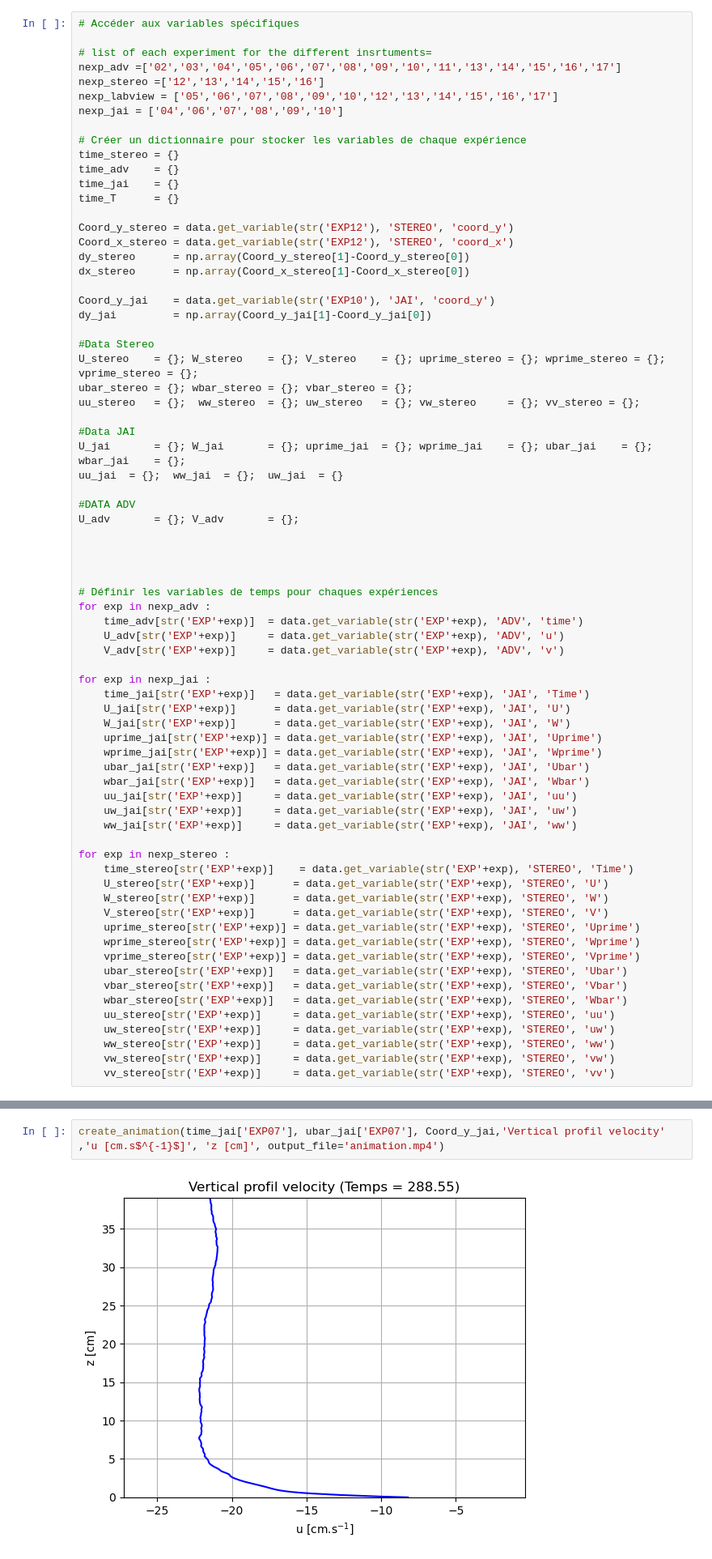
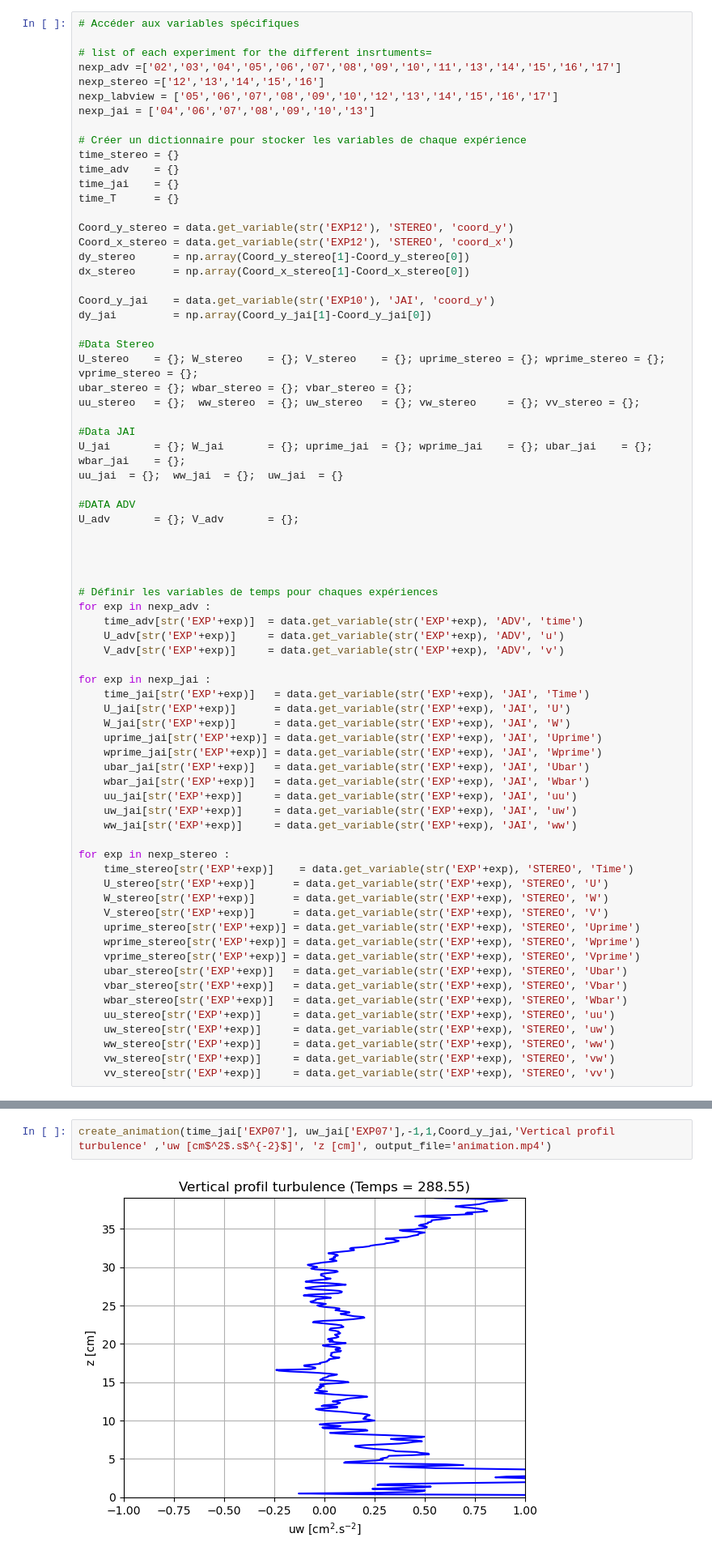
Before and after one commit to Max-Coppin/Entrainment_notebook, a Jupyter notebook: Script_animation_profil.ipynb, the cells around one changed output, grey strips where cells are left out. Shown at 81% size. Saved outputs shown, nothing was run; the diff lists cells and outputs as text.

```diff
--- a/Script_animation_profil.ipynb
+++ b/Script_animation_profil.ipynb
@@ -49,7 +49,7 @@ import load_data as data      # the py script `load_data.py' must be in the same
 nexp_adv =['02','03','04','05','06','07','08','09','10','11','13','14','15','16','17']
 nexp_stereo =['12','13','14','15','16']
 nexp_labview = ['05','06','07','08','09','10','12','13','14','15','16','17']
-nexp_jai = ['04','06','07','08','09','10']
+nexp_jai = ['04','06','07','08','09','10','13']
 
 # Créer un dictionnaire pour stocker les variables de chaque expérience
 time_stereo = {}
@@ -124,4 +122,4 @@ create_animation_dual(time_stereo['EXP12'], ubar_stereo['EXP12'],ubar_stereo['EX
 # %%
-create_animation(time_jai['EXP07'], ubar_jai['EXP07'], Coord_y_jai,'Vertical profil velocity' ,'u [cm.s$^{-1}$]', 'z [cm]', output_file='animation.mp4')
+create_animation(time_jai['EXP07'], uw_jai['EXP07'],-1,1,Coord_y_jai,'Vertical profil turbulence' ,'uw [cm$^2$.s$^{-2}$]', 'z [cm]', output_file='animation.mp4')
 # %% [output]
-[figure, old version]
+[figure, new version]
```
Also changed, not shown: parts of 2 cells of this notebook, 27 other files.
